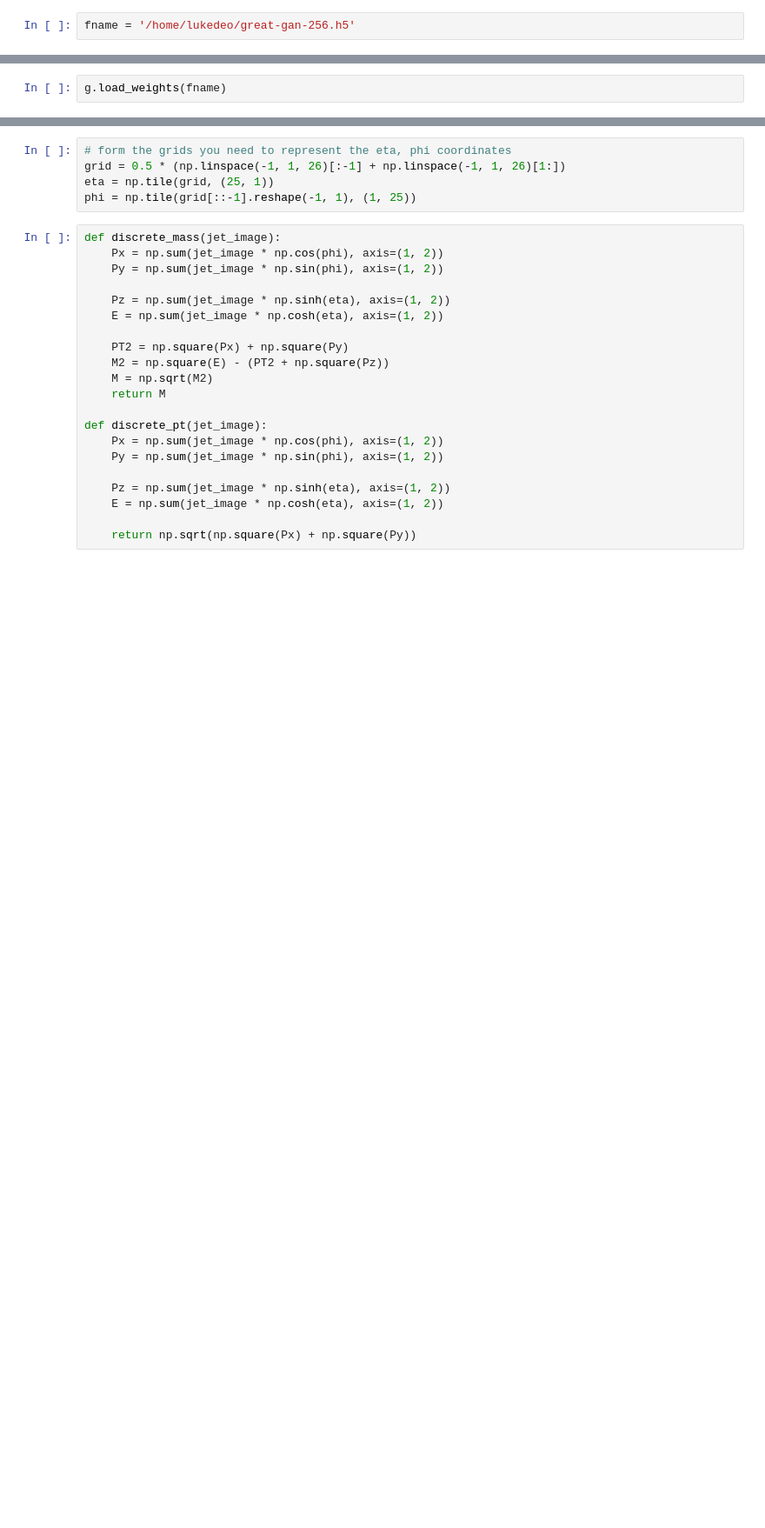
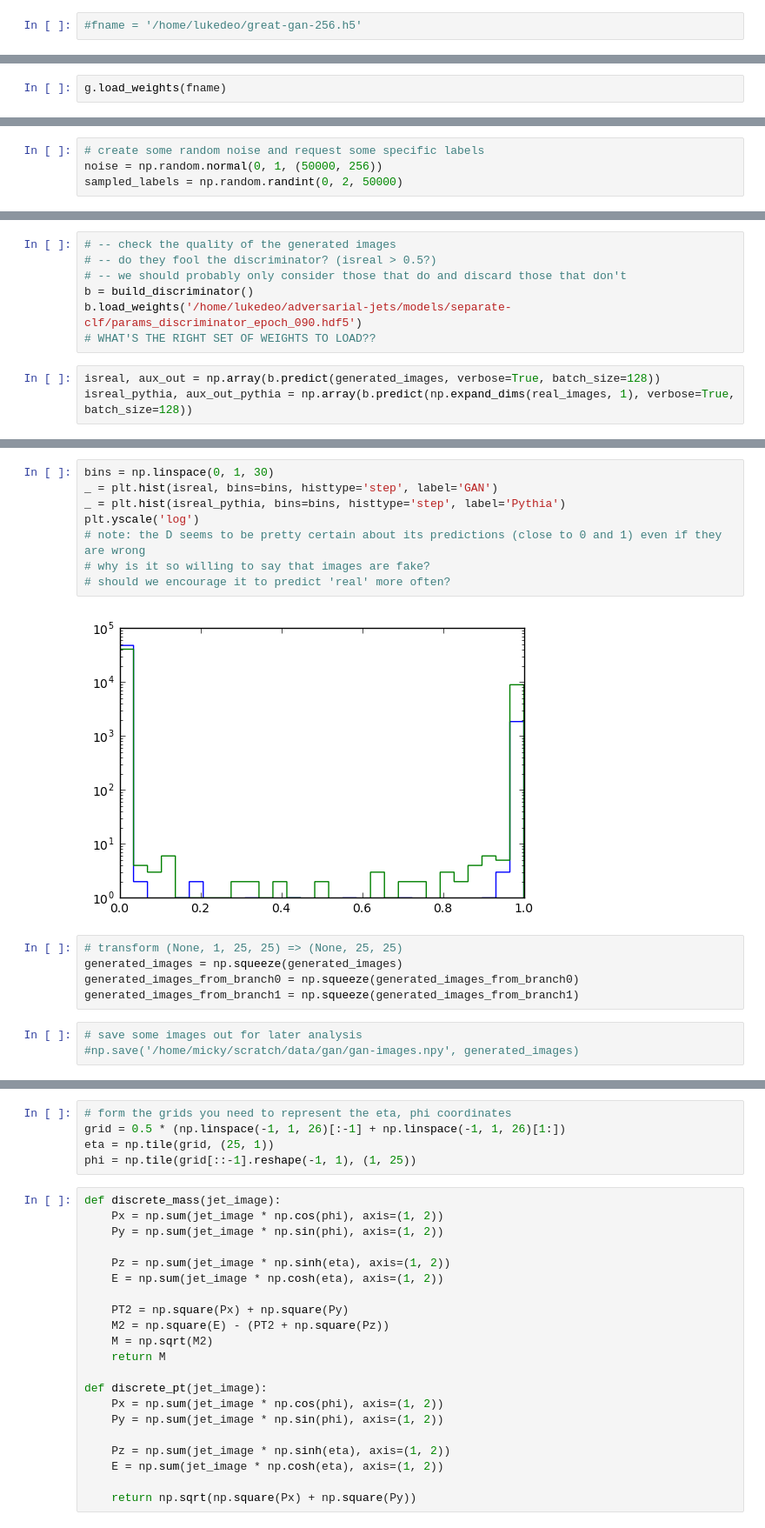
Before and after one commit to hep-lbdl/adversarial-jets, a Jupyter notebook: models/jet-gan.ipynb, the cells around one changed output, grey strips where cells are left out. Shown at 87% size. Saved outputs shown, nothing was run; the diff lists cells and outputs as text; blank space fills up the shorter version.

```diff
--- a/models/jet-gan.ipynb
+++ b/models/jet-gan.ipynb
@@ -19,4 +30,4 @@ g = build_generator(256)
 # %%
 # fname = sorted(glob('params_generator*'))[-1]
 # %%
-fname = '/home/lukedeo/great-gan-256.h5'
+#fname = '/home/lukedeo/great-gan-256.h5'
@@ -70,0 +42,4 @@ plt.colorbar()
+# %%
+# create some random noise and request some specific labels
+noise = np.random.normal(0, 1, (50000, 256))
+sampled_labels = np.random.randint(0, 2, 50000)
@@ -70,0 +58,10 @@ plt.colorbar()
+# %%
+# -- check the quality of the generated images
+# -- do they fool the discriminator? (isreal > 0.5?)
+# -- we should probably only consider those that do and discard those that don't
+b = build_discriminator()
+b.load_weights('/home/lukedeo/adversarial-jets/models/separate-clf/params_discriminator_epoch_090.hdf5')
+# WHAT'S THE RIGHT SET OF WEIGHTS TO LOAD??
+# %%
+isreal, aux_out = np.array(b.predict(generated_images, verbose=True, batch_size=128))
+isreal_pythia, aux_out_pythia = np.array(b.predict(np.expand_dims(real_images, 1), verbose=True, batch_size=128))
@@ -70,0 +77,18 @@ plt.colorbar()
+# %%
+bins = np.linspace(0, 1, 30)
+_ = plt.hist(isreal, bins=bins, histtype='step', label='GAN')
+_ = plt.hist(isreal_pythia, bins=bins, histtype='step', label='Pythia')
+plt.yscale('log')
+# note: the D seems to be pretty certain about its predictions (close to 0 and 1) even if they are wrong
+# why is it so willing to say that images are fake?
+# should we encourage it to predict 'real' more often?
+# %% [output]
+[figure, added]
+# %%
+# transform (None, 1, 25, 25) => (None, 25, 25)
+generated_images = np.squeeze(generated_images)
+generated_images_from_branch0 = np.squeeze(generated_images_from_branch0)
+generated_images_from_branch1 = np.squeeze(generated_images_from_branch1)
+# %%
+# save some images out for later analysis
+#np.save('/home/micky/scratch/data/gan/gan-images.npy', generated_images)
```
Also changed, not shown: parts of 72 cells of this notebook.
